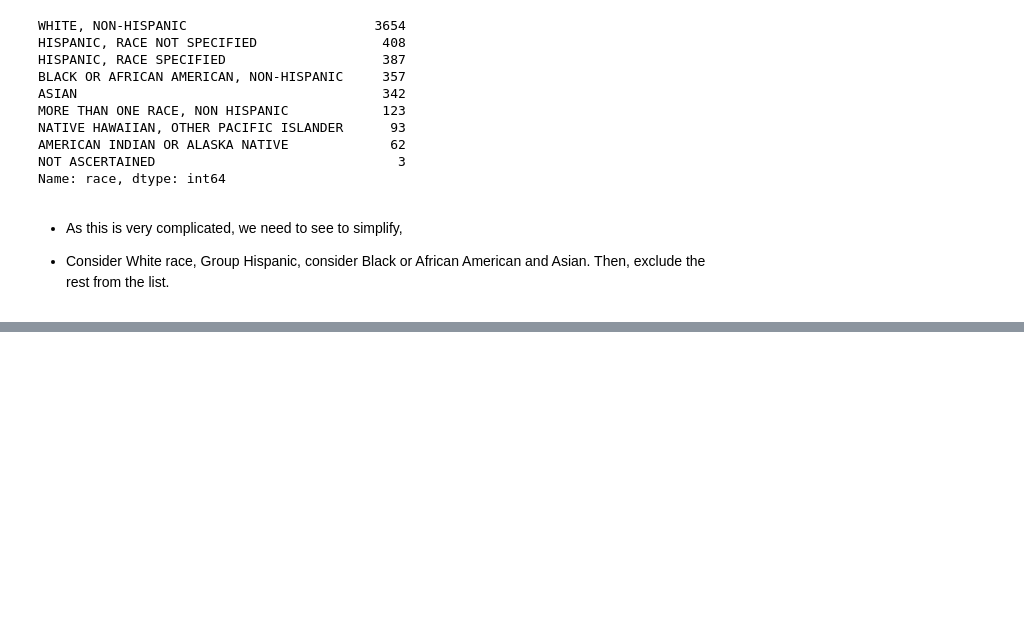
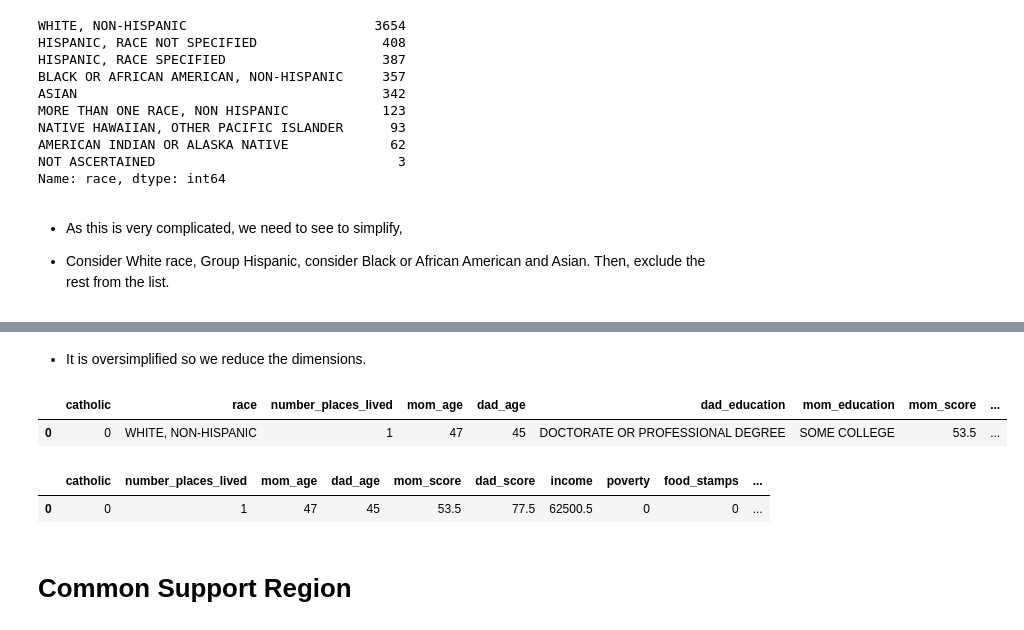
Before and after one commit to AbhijithKasula99/Python-Data-Analytics, a Jupyter notebook: Matching/Matching.ipynb, the cells around one changed output, grey strips where cells are left out. Saved outputs shown, nothing was run; the diff lists cells and outputs as text; code cells hidden in the pictures; blank space fills up the shorter version.

Commit message:
Common Support Region

```diff
--- a/Matching/Matching.ipynb
+++ b/Matching/Matching.ipynb
@@ -232,0 +247,22 @@ df.head()
+# %% [markdown]
+- It is oversimplified so we reduce the dimensions.
+# %%
+# Transforming the Education Variable
+df["dad_higher_education"] = np.where((df.dad_education == "BACHELOR'S DEGREE") |
+                                        (df.dad_education == "MASTER'S DEGREE (MA, MS)") |
+                                        (df.dad_education == "DOCTORATE OR PROFESSIONAL DEGREE"),1,0)
+
+df["mom_higher_education"] = np.where((df.mom_education == "BACHELOR'S DEGREE") |
+                                        (df.mom_education == "MASTER'S DEGREE (MA, MS)") |
+                                        (df.mom_education == "DOCTORATE OR PROFESSIONAL DEGREE"),1,0)
+df.head(1)
+# %% [output]
+|  | catholic | race | number_places_lived | mom_age | dad_age | dad_education | mom_education | mom_score | ... |
+| 0 | 0 | WHITE, NON-HISPANIC | 1 | 47 | 45 | DOCTORATE OR PROFESSIONAL DEGREE | SOME COLLEGE | 53.5 | ... |
+# %%
+# Cleaning Dataset (Removing the text based columns)
+df = df.drop(columns= ["race", "dad_education", "mom_education"])
+df.head(1)
+# %% [output]
+|  | catholic | number_places_lived | mom_age | dad_age | mom_score | dad_score | income | poverty | food_stamps | ... |
+| 0 | 0 | 1 | 47 | 45 | 53.5 | 77.5 | 62500.5 | 0 | 0 | ... |
@@ -232,0 +274,2 @@ df.head()
+# %% [markdown]
+# Common Support Region
```
Also changed, not shown: parts of 6 cells of this notebook.
